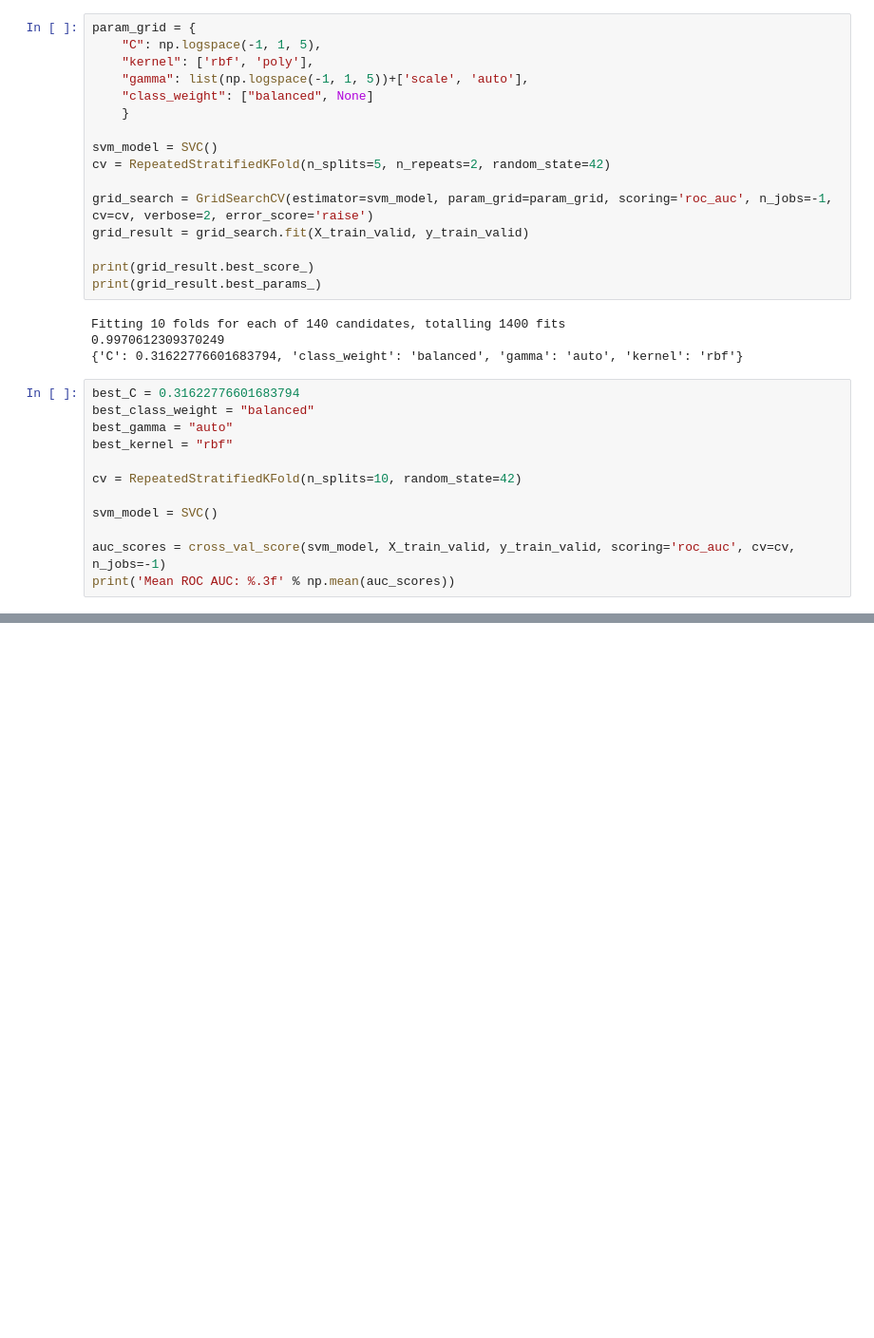
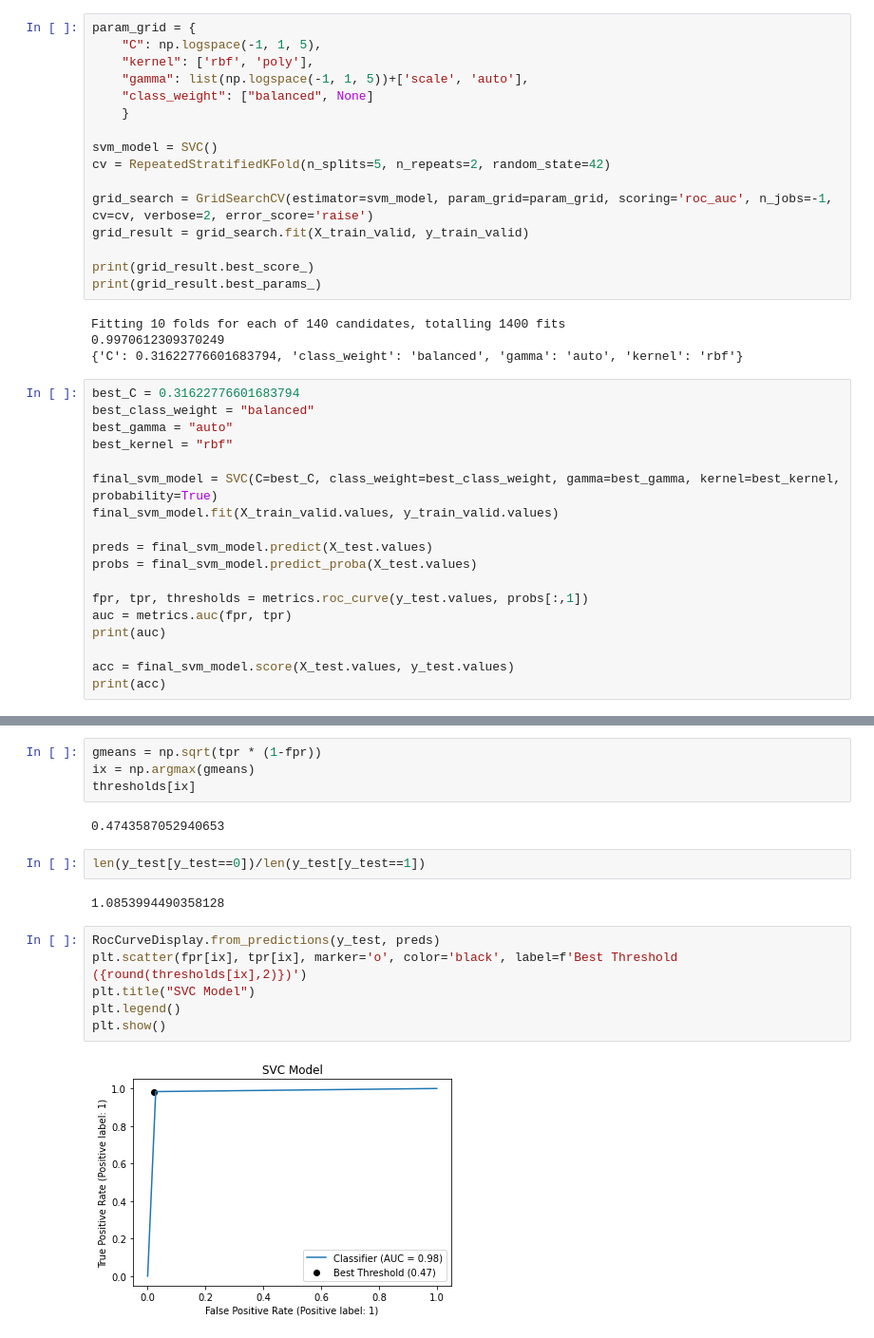
Before and after one commit to nsusemiehl/ADS-ML-Classifier, a Jupyter notebook: Classification.ipynb, the cells around one changed output, grey strips where cells are left out. Shown: that part at 95% size. Drawn from its saved outputs; the diff is of its cells as text; blank space fills up the shorter version.

```diff
--- a/Classification.ipynb
+++ b/Classification.ipynb
@@ -180,9 +378,15 @@ best_class_weight = "balanced"
 best_gamma = "auto"
 best_kernel = "rbf"
 
-cv = RepeatedStratifiedKFold(n_splits=10, random_state=42)
+final_svm_model = SVC(C=best_C, class_weight=best_class_weight, gamma=best_gamma, kernel=best_kernel, probability=True)
+final_svm_model.fit(X_train_valid.values, y_train_valid.values)
 
-svm_model = SVC()
+preds = final_svm_model.predict(X_test.values)
+probs = final_svm_model.predict_proba(X_test.values)
 
-auc_scores = cross_val_score(svm_model, X_train_valid, y_train_valid, scoring='roc_auc', cv=cv, n_jobs=-1)
-print('Mean ROC AUC: %.3f' % np.mean(auc_scores))
+fpr, tpr, thresholds = metrics.roc_curve(y_test.values, probs[:,1])
+auc = metrics.auc(fpr, tpr)
+print(auc)
+
+acc = final_svm_model.score(X_test.values, y_test.values)
+print(acc)
@@ -188,0 +420,18 @@ print('Mean ROC AUC: %.3f' % np.mean(auc_scores))
+# %%
+gmeans = np.sqrt(tpr * (1-fpr))
+ix = np.argmax(gmeans)
+thresholds[ix]
+# %% [output]
+0.4743587052940653
+# %%
+len(y_test[y_test==0])/len(y_test[y_test==1])
+# %% [output]
+1.0853994490358128
+# %%
+RocCurveDisplay.from_predictions(y_test, preds)
+plt.scatter(fpr[ix], tpr[ix], marker='o', color='black', label=f'Best Threshold ({round(thresholds[ix],2)})')
+plt.title("SVC Model")
+plt.legend()
+plt.show()
+# %% [output]
+[figure, added]
```
Also changed, not shown: parts of 22 cells of this notebook, 18 other files.
